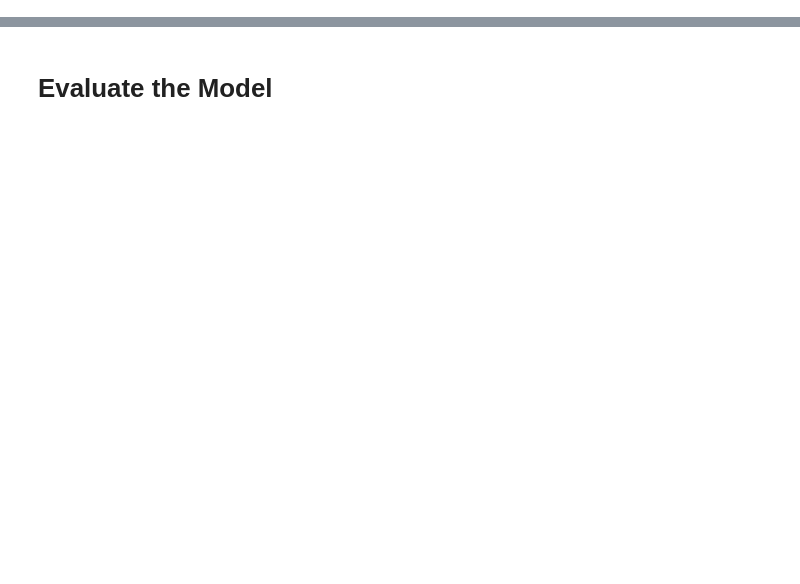
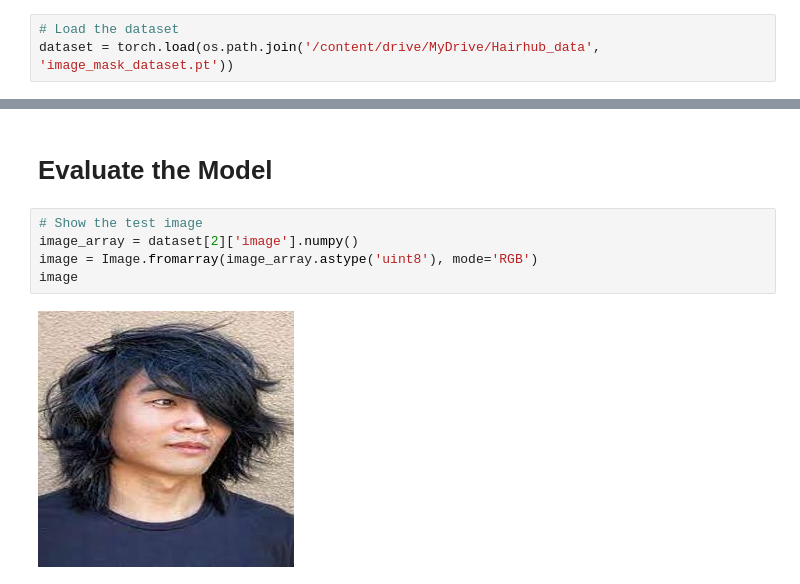
Before and after one commit to Kalva014/HairHub, a Jupyter notebook: colab_notebooks/Hair_Detection_Segmentation.ipynb, the cells around one changed output, grey strips where cells are left out. Drawn from its saved outputs; the diff is of its cells as text; blank space fills up the shorter version.

Commit message:
Trained the custom UNET model, can load and save tensor dataset, and fixed dataset bugs

```diff
--- a/colab_notebooks/Hair_Detection_Segmentation.ipynb
+++ b/colab_notebooks/Hair_Detection_Segmentation.ipynb
@@ -90,0 +215,3 @@ masks = np.array(masks)
+# %%
+# Load the dataset
+dataset = torch.load(os.path.join('/content/drive/MyDrive/Hairhub_data', 'image_mask_dataset.pt'))
@@ -93,2 +305,9 @@ masks = np.array(masks)
 # %% [markdown]
 # Evaluate the Model
+# %%
+# Show the test image
+image_array = dataset[2]['image'].numpy()
+image = Image.fromarray(image_array.astype('uint8'), mode='RGB')
+image
+# %% [output]
+[figure, added]
```
Also changed, not shown: parts of 20 cells of this notebook.
